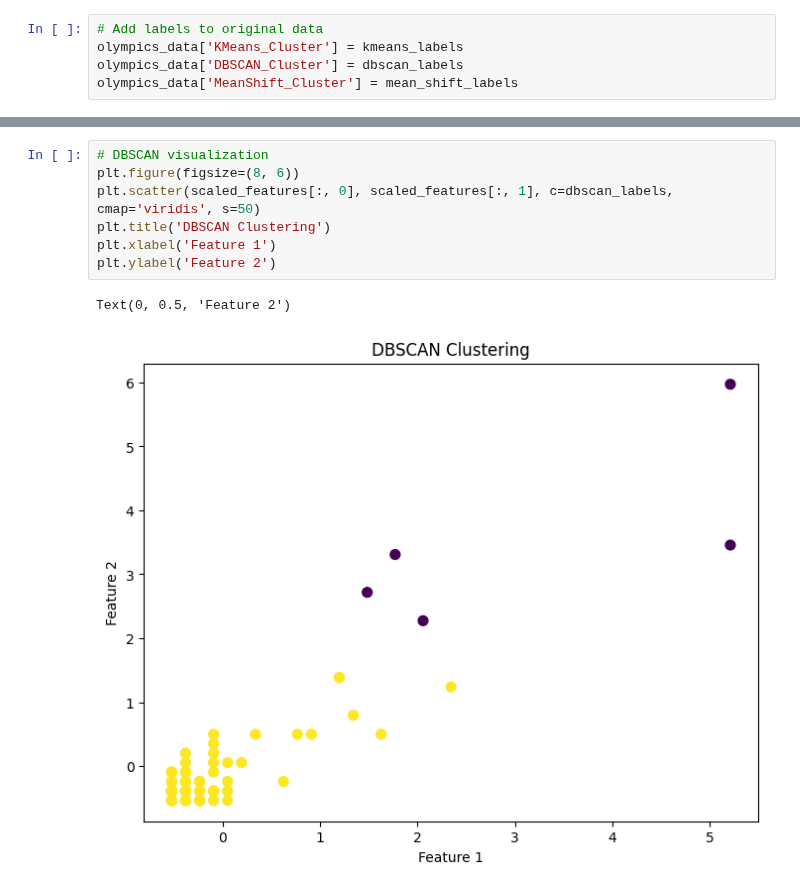
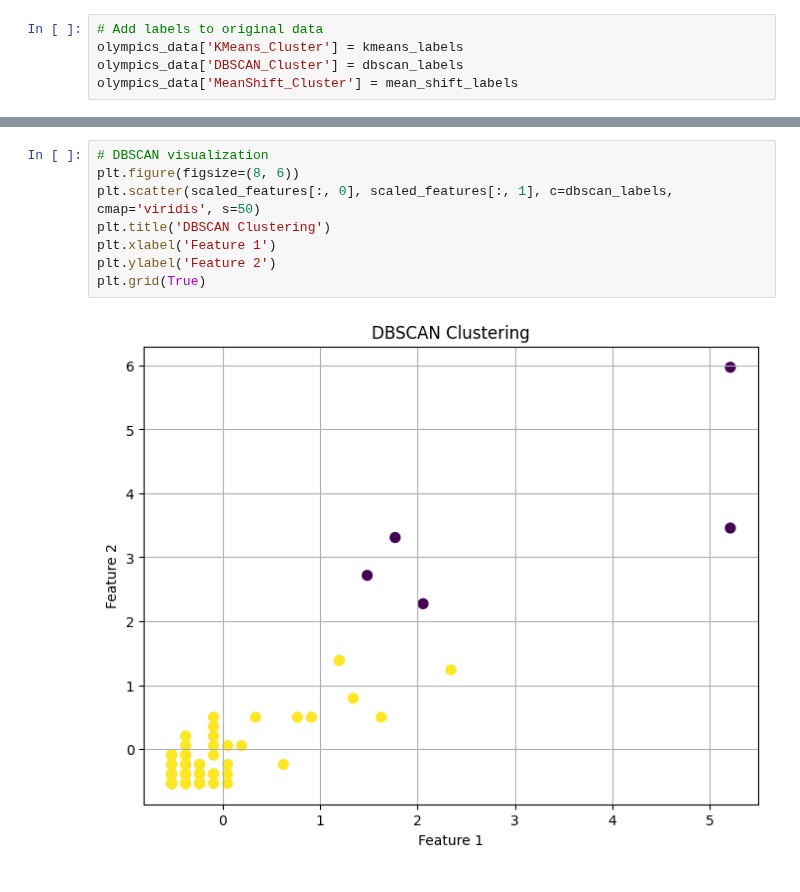
Before and after one commit to Bmartins25/Mineracao_de_dados_and_LLM_UFMG, a Jupyter notebook: TP2_fase_1_Clusterizacao_Mineração_de_dados.ipynb, the cells around one changed output, grey strips where cells are left out. Saved outputs shown, nothing was run; the diff lists cells and outputs as text.

```diff
--- a/TP2_fase_1_Clusterizacao_Mineração_de_dados.ipynb
+++ b/TP2_fase_1_Clusterizacao_Mineração_de_dados.ipynb
@@ -75,13 +143,13 @@ Text(0, 0.5, 'Feature 2')
 # %%
 # DBSCAN visualization
 plt.figure(figsize=(8, 6))
 plt.scatter(scaled_features[:, 0], scaled_features[:, 1], c=dbscan_labels, cmap='viridis', s=50)
 plt.title('DBSCAN Clustering')
 plt.xlabel('Feature 1')
 plt.ylabel('Feature 2')
+plt.grid(True)
 # %% [output]
-Text(0, 0.5, 'Feature 2')
-[figure, old version]
+[figure, new version]
 # %%
 # Mean Shift visualization
 plt.figure(figsize=(8, 6))
```
Also changed, not shown: parts of 25 cells of this notebook.
